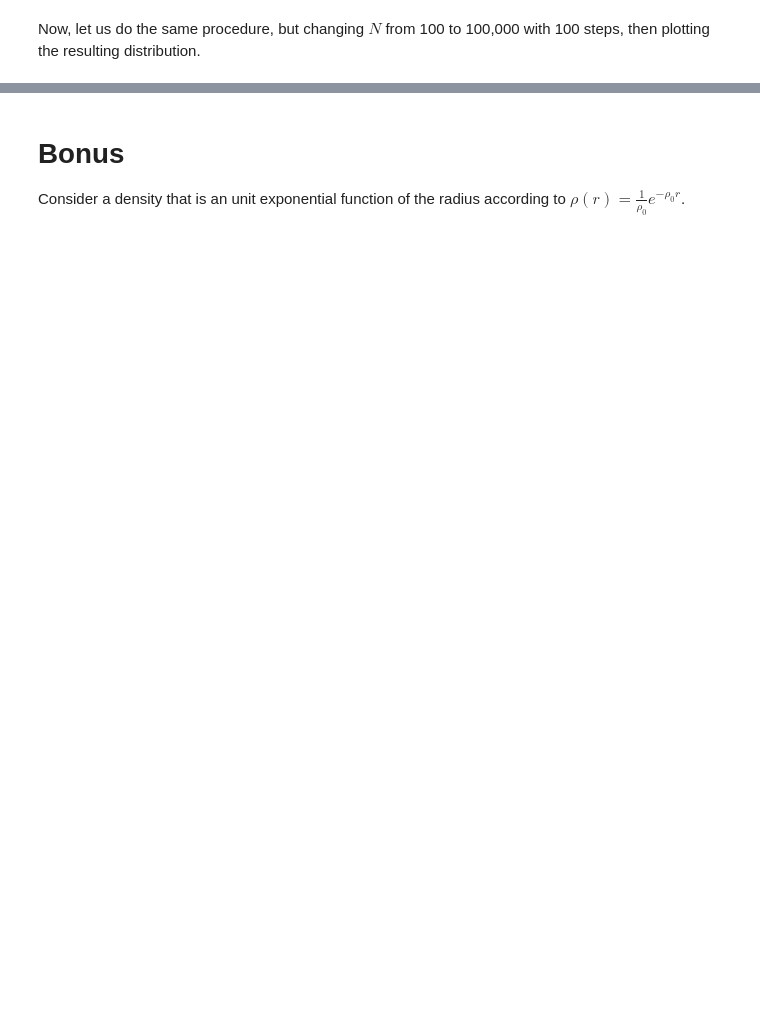
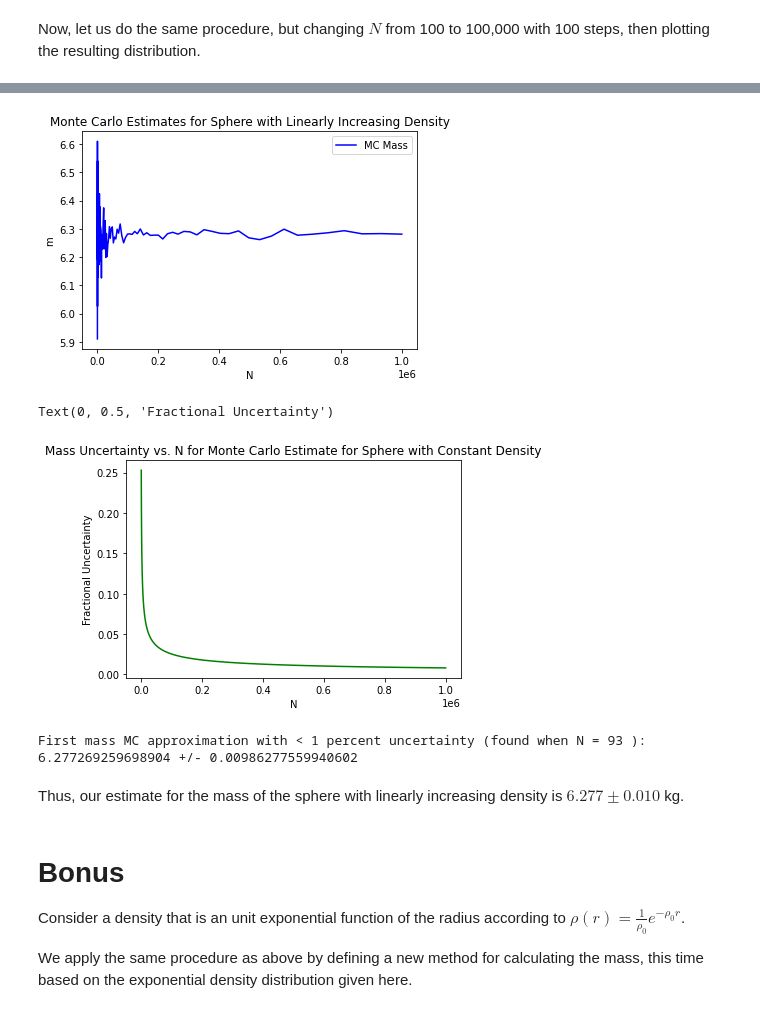
Before and after one commit to cswelch/Physics-434, a Jupyter notebook: Lab 3.ipynb, the cells around one changed output, grey strips where cells are left out. Saved outputs shown, nothing was run; the diff lists cells and outputs as text; code cells hidden in the pictures; blank space fills up the shorter version.

```diff
--- a/Lab 3.ipynb
+++ b/Lab 3.ipynb
@@ -182,4 +201,57 @@ Based on the plot above, the Monte Carlo estimate of the mass indeed appears to
+# %%
+def find_mass_lin(N):
+    xs_steps = uniform.rvs(loc=-1, scale=2, size=N)
+    ys_steps = uniform.rvs(loc=-1, scale=2, size=N)
+    zs_steps = uniform.rvs(loc=-1, scale=2, size=N)
+
+    #Keep track of the distance r of the current point from the origin and define our index function. Index function will be 0 if point is in the sphere and 1 if not. We only add mass
+    #increments whose corresponding index in the index function has a value of 1, ignoring those of value 0.
+    r = np.sqrt(xs_steps**2 + ys_steps**2 + zs_steps**2)
+    index_fun = (r < 1)
+    #Volume element is the volume of the cube (2^3 = 8) divided by the number of data points N.
+    dv = (1-(-1))**3 / N
+
+    #Find the total mass by numerically integrating the masses coming from each point inside the sphere.
+    mass = 0
+    for i in range(len(xs_steps)):
+        #Do our check for in/out of the sphere.
+        if index_fun[i] != 0:
+            #Density defined by our function rho(r) = rho_0 * r.
+            rho = rho_0*r[i]
+            mass += rho*dv
+            unc_mass = 2**3 / np.sqrt(N)
+
+    return mass, unc_mass
+# %%
+masses_lin, unc_masses_lin = list(zip(*[find_mass_lin(int(N)) for N in Ns]))
+#MC convergence.
+plt.plot(Ns, masses_lin, label="MC Mass", color="blue");
+plt.legend()
+plt.title("Monte Carlo Estimates for Sphere with Linearly Increasing Density")
+plt.xlabel("N")
+plt.ylabel("m")
+plt.show()
+
+#Plot the uncertainty of mass vs. N.
+plt.plot(Ns, unc_masses_lin, label="Uncertainty of Mass", color="green");
+plt.title("Mass Uncertainty vs. N for Monte Carlo Estimate for Sphere with Constant Density")
+plt.xlabel("N")
+plt.ylabel("Fractional Uncertainty")
+# %% [output]
+[figure, added]
+Text(0, 0.5, 'Fractional Uncertainty')
+[figure, added]
+# %%
+#Find the point where 1% uncertainty is, then display that MC estimate of the mass and its corresponding uncertainty.
+N_one_perc_lin = next(i for i, unc in enumerate(unc_masses_lin) if unc < 0.01)
+print("First mass MC approximation with < 1 percent uncertainty (found when N =", N_one_perc_lin, "):", masses_lin[N_one_perc_lin], "+/-", unc_masses_lin[N_one_perc_lin])
+# %% [output]
+First mass MC approximation with < 1 percent uncertainty (found when N = 93 ): 6.277269259698904 +/- 0.00986277559940602
+# %% [markdown]
+Thus, our estimate for the mass of the sphere with linearly increasing density is $6.277 \pm 0.010$ kg.
 # %% [markdown]
 # Bonus
 
 Consider a density that is an unit exponential function of the radius according to $\rho(r)=\frac{1}{\rho_0}e^{−\rho_0 r}$.
+
+We apply the same procedure as above by defining a new method for calculating the mass, this time based on the exponential density distribution given here.
```
Also changed, not shown: parts of 17 cells of this notebook, 1 other file.
